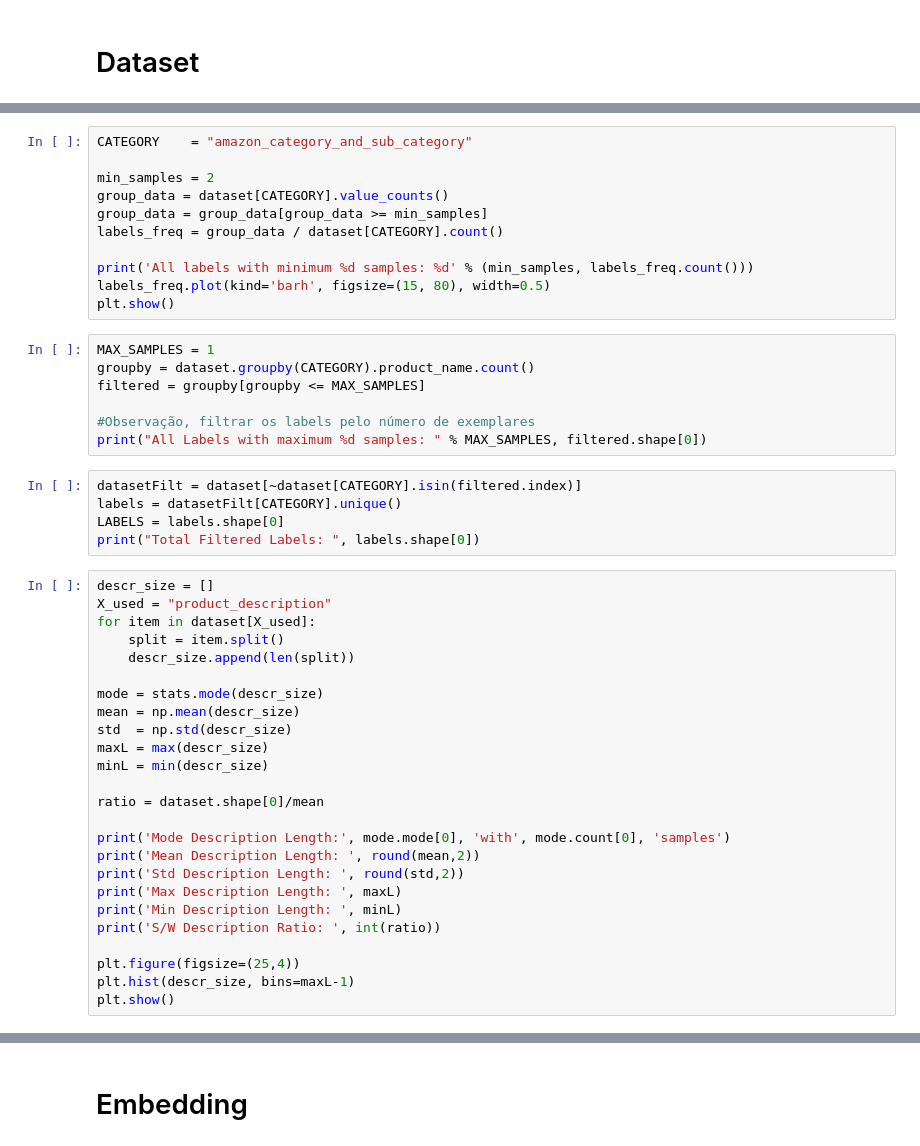
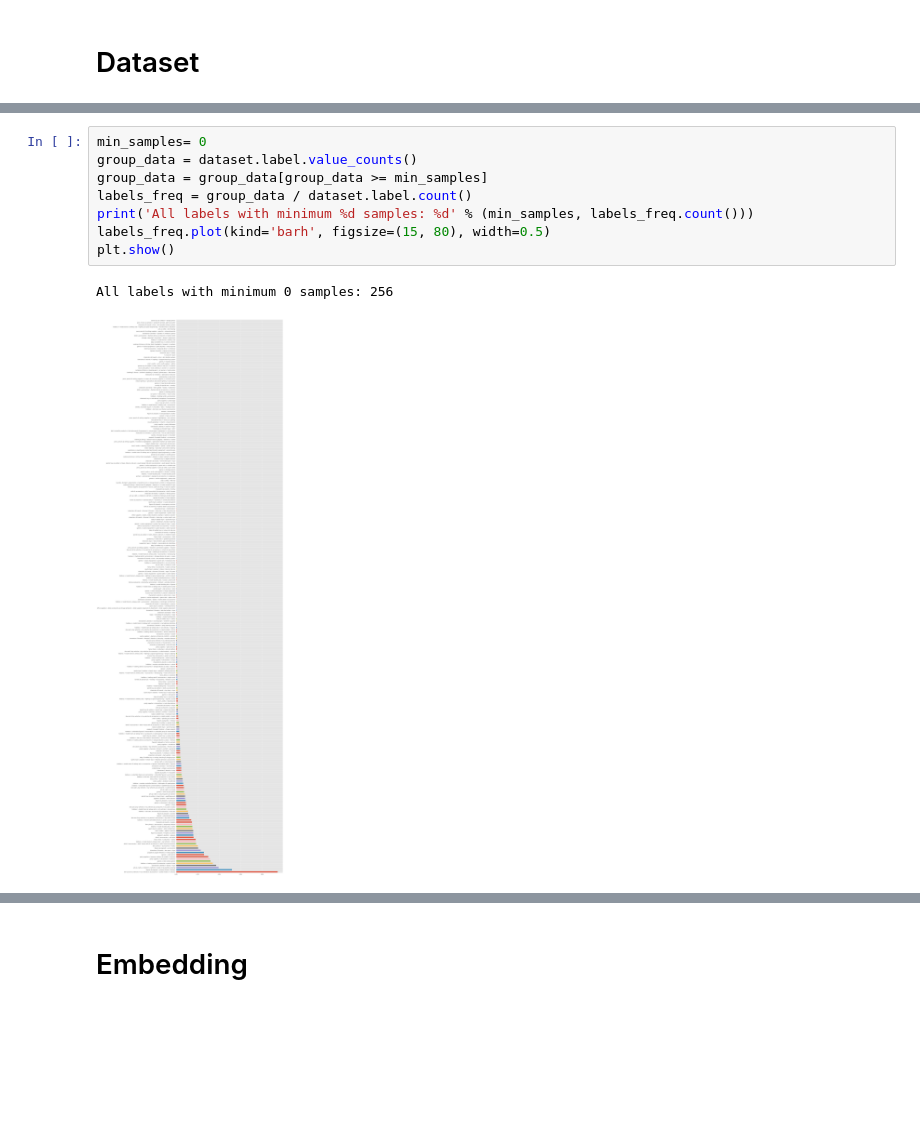
Before and after one commit to rafalencar1997/Product_Classification, a Jupyter notebook: Dataset_Statistics.ipynb, the cells around one changed output, grey strips where cells are left out. Saved outputs shown, nothing was run; the diff lists cells and outputs as text; blank space fills up the shorter version.

```diff
--- a/Dataset_Statistics.ipynb
+++ b/Dataset_Statistics.ipynb
@@ -90,48 +116,11 @@ plt.show()
 # %%
-CATEGORY    = "amazon_category_and_sub_category"
-
-min_samples = 2
-group_data = dataset[CATEGORY].value_counts()
+min_samples= 0
+group_data = dataset.label.value_counts()
 group_data = group_data[group_data >= min_samples]
-labels_freq = group_data / dataset[CATEGORY].count()
-
+labels_freq = group_data / dataset.label.count()
 print('All labels with minimum %d samples: %d' % (min_samples, labels_freq.count()))
 labels_freq.plot(kind='barh', figsize=(15, 80), width=0.5)
 plt.show()
+# %% [output]
+All labels with minimum 0 samples: 256
+[figure, added]
-# %%
-MAX_SAMPLES = 1
-groupby = dataset.groupby(CATEGORY).product_name.count()
-filtered = groupby[groupby <= MAX_SAMPLES]
-
-#Observação, filtrar os labels pelo número de exemplares
-print("All Labels with maximum %d samples: " % MAX_SAMPLES, filtered.shape[0])
-# %%
-datasetFilt = dataset[~dataset[CATEGORY].isin(filtered.index)]
-labels = datasetFilt[CATEGORY].unique()
-LABELS = labels.shape[0]
-print("Total Filtered Labels: ", labels.shape[0])
-# %%
-descr_size = []
-X_used = "product_description"
-for item in dataset[X_used]:
-    split = item.split()
-    descr_size.append(len(split))
-
-mode = stats.mode(descr_size)
-mean = np.mean(descr_size)
-std  = np.std(descr_size)
-maxL = max(descr_size)
-minL = min(descr_size)
-
-ratio = dataset.shape[0]/mean
-
-print('Mode Description Length:', mode.mode[0], 'with', mode.count[0], 'samples')
-print('Mean Description Length: ', round(mean,2))
-print('Std Description Length: ', round(std,2))
-print('Max Description Length: ', maxL)
-print('Min Description Length: ', minL)
-print('S/W Description Ratio: ', int(ratio))
-
-plt.figure(figsize=(25,4))
-plt.hist(descr_size, bins=maxL-1)
-plt.show()
```
Also changed, not shown: parts of 19 cells of this notebook.
